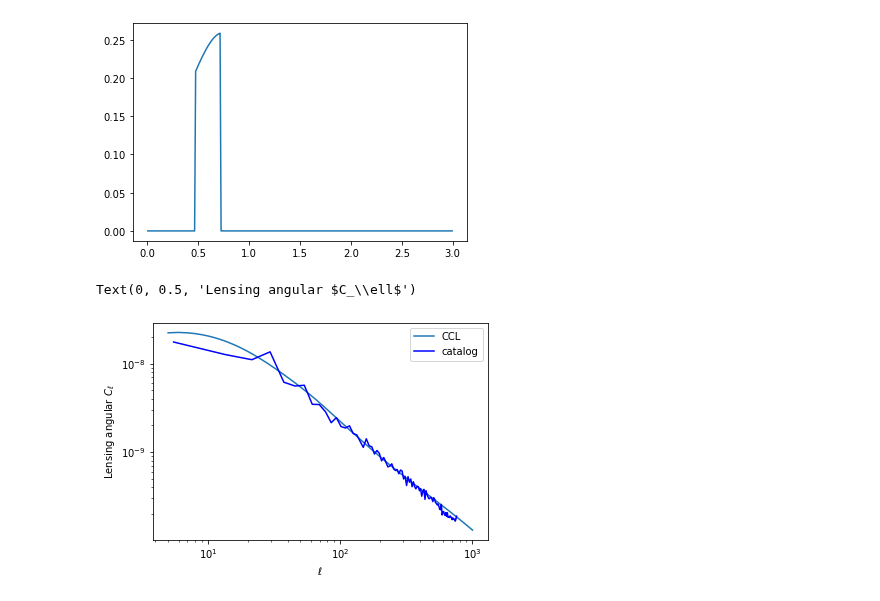
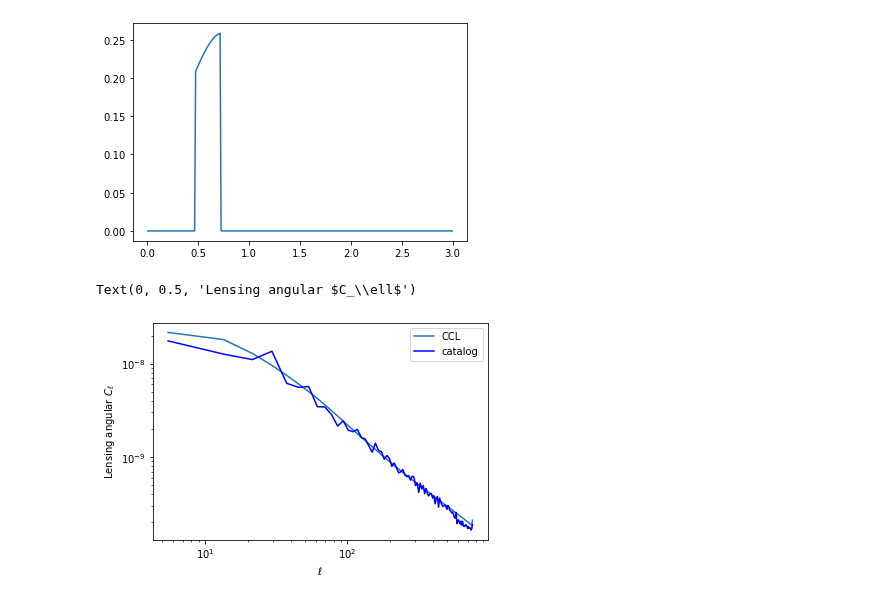
Before and after one commit to LSSTDESC/SkySim5000_IA_infusion, a Jupyter notebook: NaMaster.ipynb, the cells around one changed output. Saved outputs shown, nothing was run; the diff lists cells and outputs as text; code cells hidden in the pictures.

```diff
--- a/NaMaster.ipynb
+++ b/NaMaster.ipynb
@@ -101,11 +95,10 @@ pk_mm = pt.get_pt_pk2d(cosmo_ccl, ptt_m, tracer2=ptt_m, ptc=ptc)
 # %%
 # Let's first compute some Weak Lensing cls
 
-tracer_ccl = ccl.WeakLensingTracer(cosmo_ccl, dndz=(z, nzs_s))
+tracer_ccl = ccl.WeakLensingTracer(cosmo_ccl, dndz=(z, nzs_s),use_A_ia=False )
 # %%
-ell = np.unique(np.geomspace(5,1000,10000).astype(int)).astype(float)
-
-cl_ccl = ccl.angular_cl(cosmo_ccl, tracer_ccl, tracer_ccl,ell,p_of_k_a=pk_mm)
+ell=np.arange(768)
+cl_ccl = ccl.angular_cl(cosmo_ccl, tracer_ccl, tracer_ccl,ell)
 # %%
 w = nmt.NmtWorkspace()
 w.compute_coupling_matrix(f_2, f_2, b)
@@ -113,12 +106,12 @@ w.compute_coupling_matrix(f_2, f_2, b)
 cl_convolved = w.decouple_cell(w.couple_cell( np.array([cl_ccl, np.zeros_like(cl_ccl), np.zeros_like(cl_ccl), np.zeros_like(cl_ccl)])))
 # %%
 
-loglog(ell, cl_ccl,label='CCL')
+loglog(ell_arr, cl_convolved[0],label='CCL')
 
 plot(ell_arr, cl_22[0], 'b-', label='catalog')
 legend()
 xlabel(r'$\ell$')
 ylabel(r'Lensing angular $C_\ell$')
 # %% [output]
 Text(0, 0.5, 'Lensing angular $C_\\ell$')
-[figure, old version]
+[figure, new version]
```
Also changed, not shown: parts of 1 cell of this notebook.
